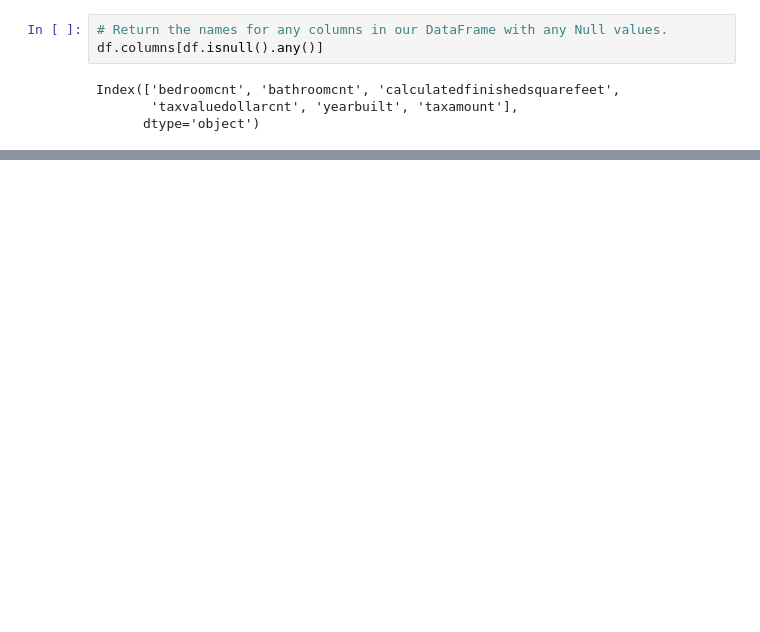
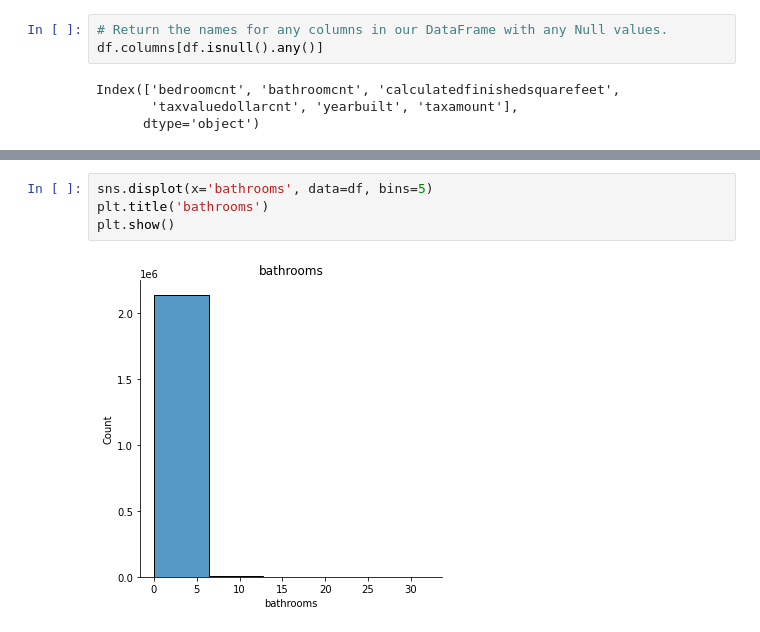
Before and after one commit to cristinalucin/regression-exercises, a Jupyter notebook: regression_exercises.ipynb, the cells around one changed output, grey strips where cells are left out. Cells and saved outputs as stored; diff of their text form; blank space fills up the shorter version.

```diff
--- a/regression_exercises.ipynb
+++ b/regression_exercises.ipynb
@@ -147,0 +201,6 @@ Index(['bedroomcnt', 'bathroomcnt', 'calculatedfinishedsquarefeet',
+# %%
+sns.displot(x='bathrooms', data=df, bins=5)
+plt.title('bathrooms')
+plt.show()
+# %% [output]
+[figure, added]
```
Also changed, not shown: parts of 31 cells of this notebook, 1 other file.
